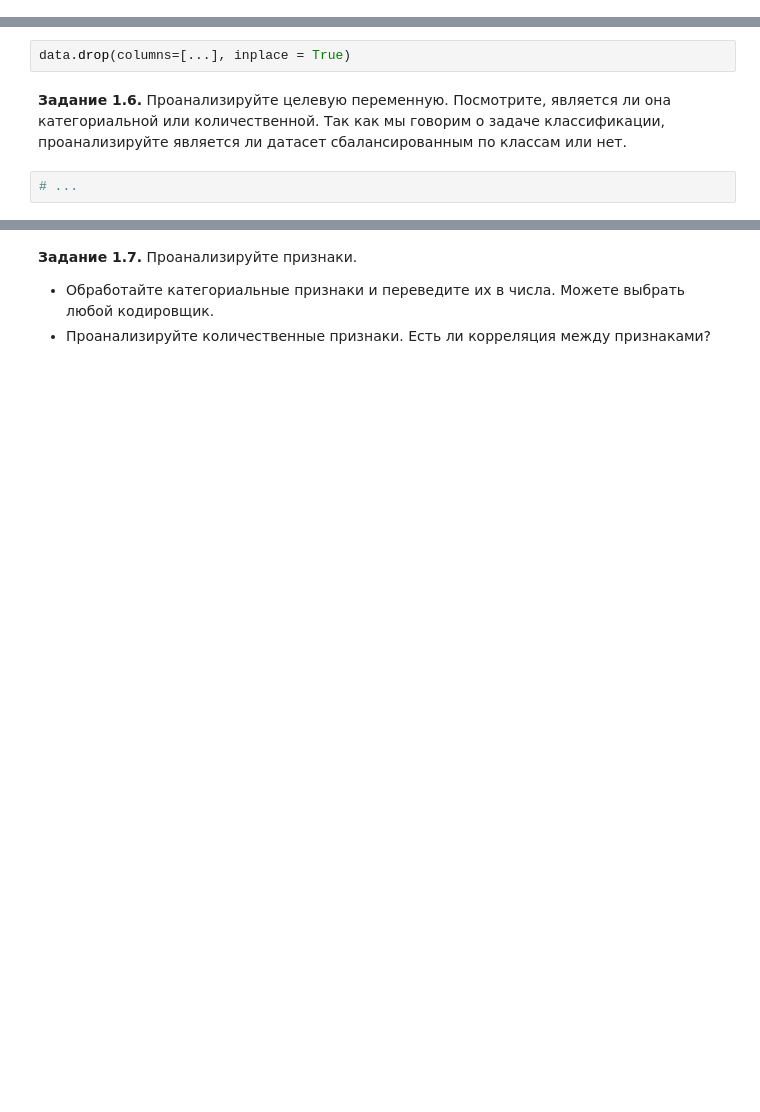
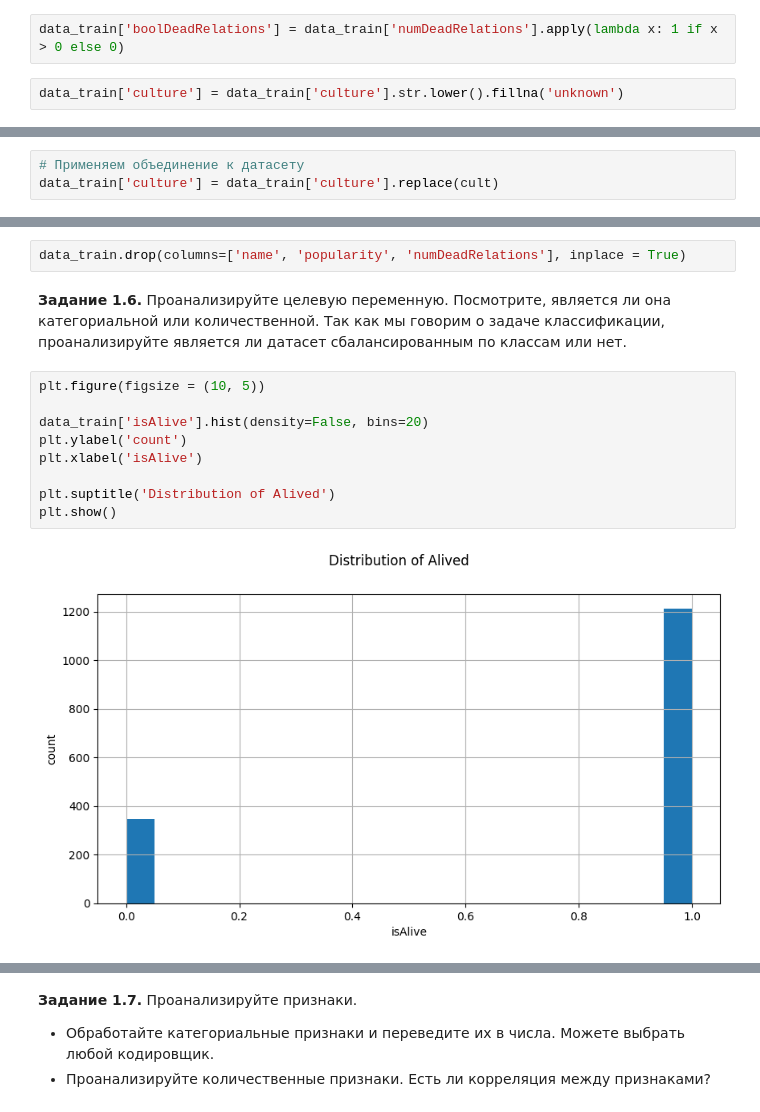
Before and after one commit to zyf2021/DL_materials, a Jupyter notebook: Копия_блокнота_"[homework_4_2_]game_of_thrones_prediction_ipynb".ipynb, the cells around one changed output, grey strips where cells are left out. Saved outputs shown, nothing was run; the diff lists cells and outputs as text; blank space fills up the shorter version.

```diff
--- a/Копия_блокнота_"[homework_4_2_]game_of_thrones_prediction_ipynb".ipynb
+++ b/Копия_блокнота_"[homework_4_2_]game_of_thrones_prediction_ipynb".ipynb
@@ -121,0 +209,4 @@ data = # ...
+# %%
+data_train['boolDeadRelations'] = data_train['numDeadRelations'].apply(lambda x: 1 if x > 0 else 0)
+# %%
+data_train['culture'] = data_train['culture'].str.lower().fillna('unknown')
@@ -139,3 +292,6 @@ cult = {
     'Qartheen': ['qartheen', 'qarth'],
     'Reach': ['the reach', 'reach', 'reachmen'],
 }
+# %%
+# Применяем объединение к датасету
+data_train['culture'] = data_train['culture'].replace(cult)
@@ -142,8 +309,17 @@ cult = {
 # %% [markdown]
 **Задание 1.5.** Проанализируйте, какие столбцы являются существенными и влияют на предсказание, а какие нет. Удалите ненужные столбцы по вашему мнению.
 # %%
-data.drop(columns=[...], inplace = True)
+data_train.drop(columns=['name', 'popularity', 'numDeadRelations'], inplace = True)
 # %% [markdown]
 **Задание 1.6.** Проанализируйте целевую переменную. Посмотрите, является ли она категориальной или количественной. Так как мы говорим о задаче классификации, проанализируйте является ли датасет сбалансированным по классам или нет.
-# %%
-# ...
+# %%
+plt.figure(figsize = (10, 5))
+
+data_train['isAlive'].hist(density=False, bins=20)
+plt.ylabel('count')
+plt.xlabel('isAlive')
+
+plt.suptitle('Distribution of Alived')
+plt.show()
+# %% [output]
+[figure, added]
```
Also changed, not shown: parts of 33 cells of this notebook.
